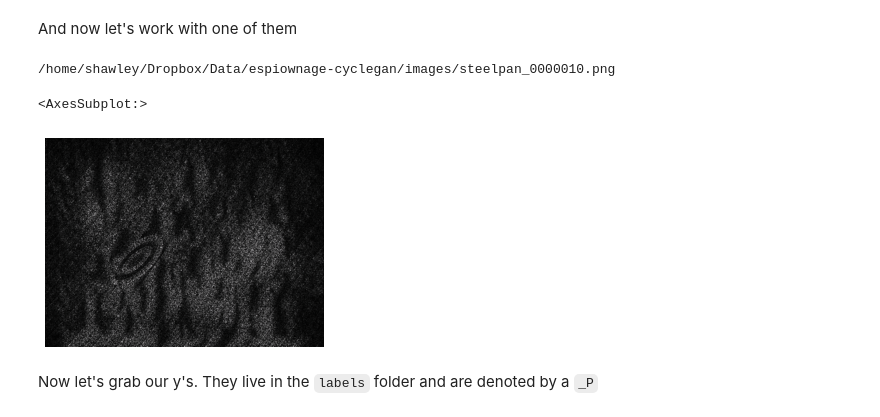
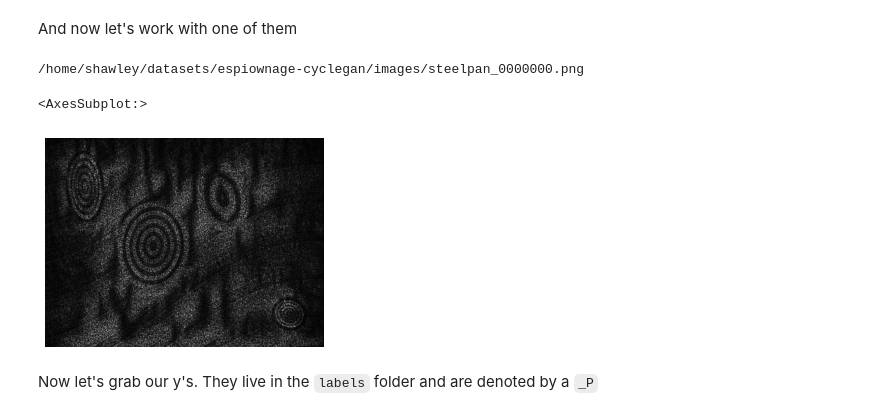
Before and after one commit to drscotthawley/espiownage, a Jupyter notebook: nbs/seg_class_cyclegan.ipynb, the cells around one changed output. Cells and saved outputs as stored; diff of their text form; code cells hidden in the pictures.

```diff
--- a/nbs/seg_class_cyclegan.ipynb
+++ b/nbs/seg_class_cyclegan.ipynb
@@ -69,7 +69,7 @@ import torch.nn.functional as F
 ## Dataset
 # %%
 #path = untar_data(URLs.CAMVID)
-path = Path('/home/shawley/Dropbox/Data/espiownage-cyclegan/')
+path = Path('/home/shawley/datasets/espiownage-cyclegan/')
 #path = untar_data('https://hedges.belmont.edu/~shawley/espiownage-cyclegan.tgz')
 # %% [markdown]
 ~~Our validation set is inside a text document called `valid.txt` and split by new lines. Let's read it in:~~
@@ -94,14 +94,14 @@ len(meta_names), len(fnames), len(lbl_names)
 # %% [markdown]
 And now let's work with one of them
 # %%
-img_fn = fnames[10]
+img_fn = fnames[0]
 print(img_fn)
 img = PILImage.create(img_fn)
 img.show(figsize=(5,5))
 # %% [output]
-/home/shawley/Dropbox/Data/espiownage-cyclegan/images/steelpan_0000010.png
+/home/shawley/datasets/espiownage-cyclegan/images/steelpan_0000000.png
 <AxesSubplot:>
-[figure, old version]
+[figure, new version]
 # %% [markdown]
 Now let's grab our y's. They live in the `labels` folder and are denoted by a `_P`
 # %%
```
Also changed, not shown: parts of 36 cells of this notebook, 3 other files.
